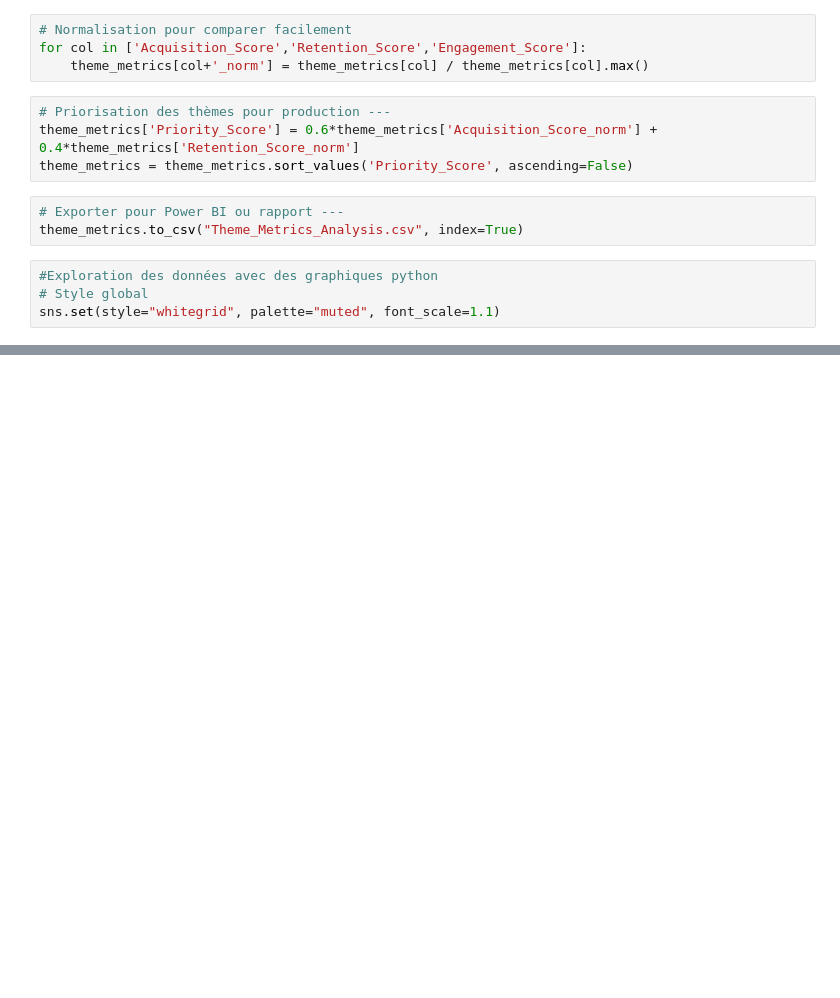
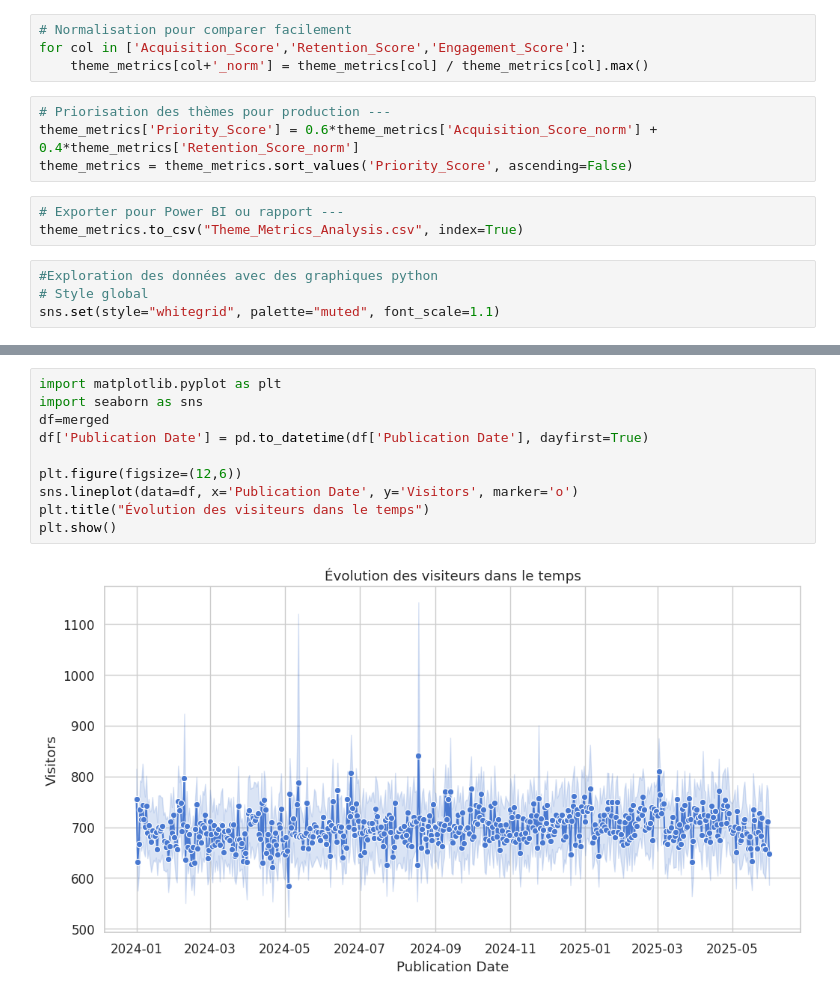
Before and after one commit to sana202186/Use-Case-RTS, a Jupyter notebook: UseCase_Sana.ipynb, the cells around one changed output, grey strips where cells are left out. Saved outputs shown, nothing was run; the diff lists cells and outputs as text; blank space fills up the shorter version.

```diff
--- a/UseCase_Sana.ipynb
+++ b/UseCase_Sana.ipynb
@@ -277,0 +268,12 @@ Série temporelle générée : (72, 3)
+# %%
+import matplotlib.pyplot as plt
+import seaborn as sns
+df=merged
+df['Publication Date'] = pd.to_datetime(df['Publication Date'], dayfirst=True)
+
+plt.figure(figsize=(12,6))
+sns.lineplot(data=df, x='Publication Date', y='Visitors', marker='o')
+plt.title("Évolution des visiteurs dans le temps")
+plt.show()
+# %% [output]
+[figure, added]
```
Also changed, not shown: parts of 6 cells of this notebook.
